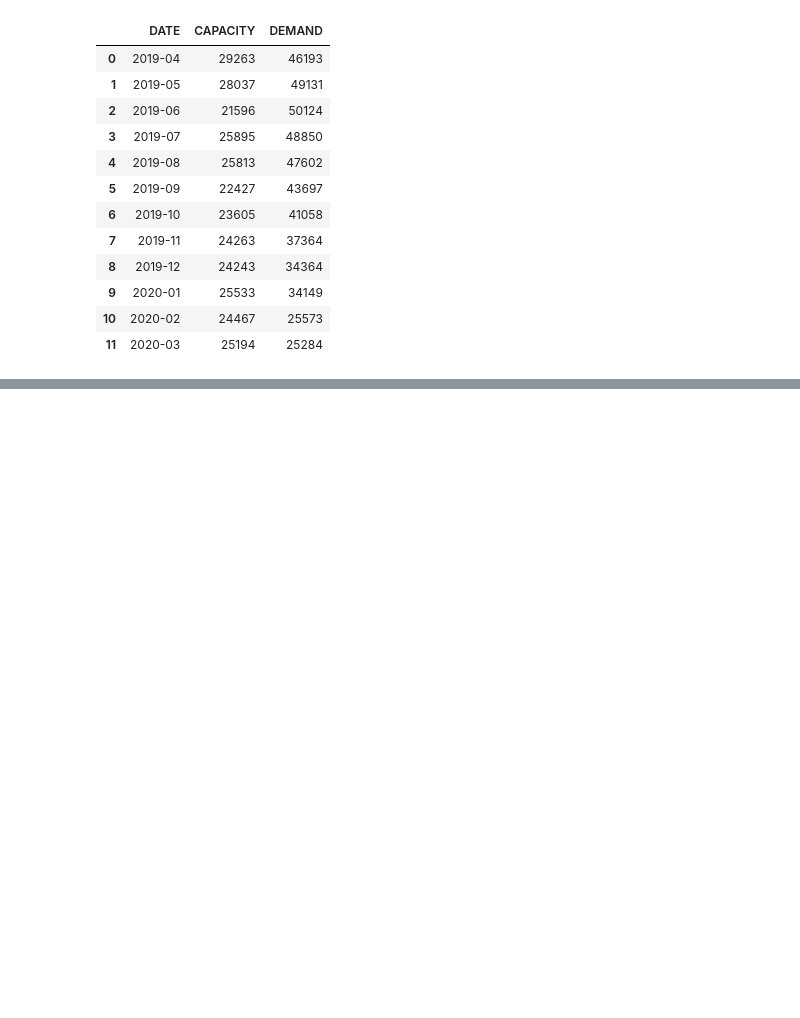
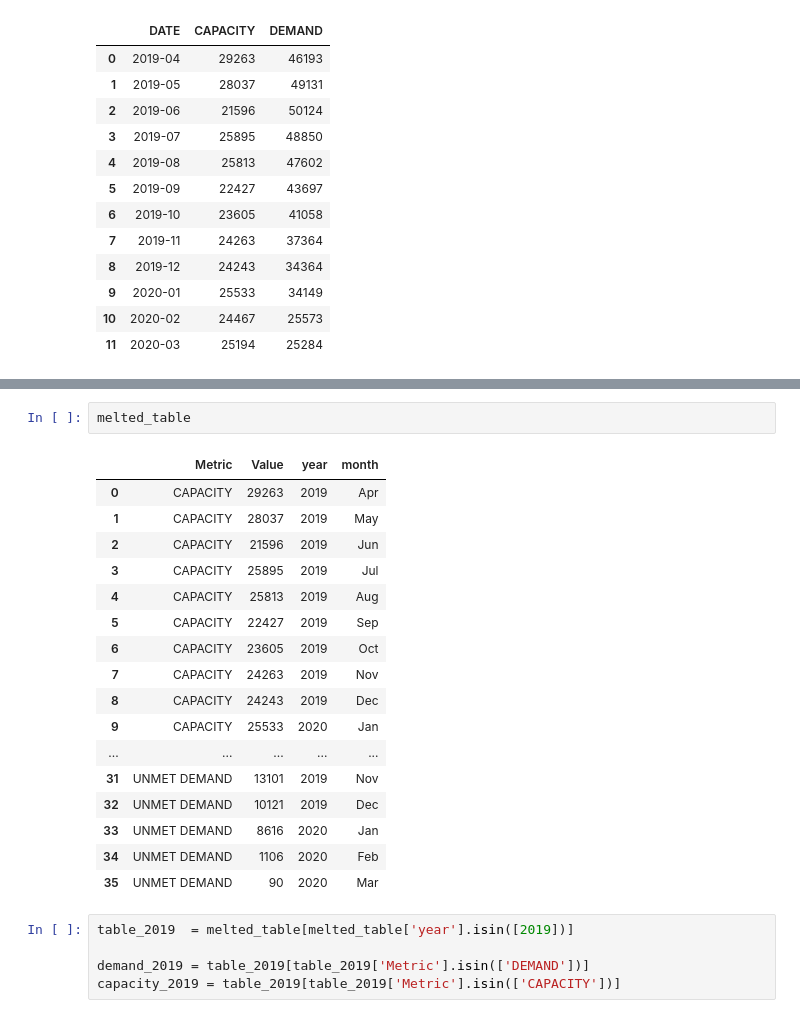
Before and after one commit to maisafraiz/storytelling_with_altair, a Jupyter notebook: Notebooks/Chapter 2/Exercise 4.ipynb, the cells around one changed output, grey strips where cells are left out. Drawn from its saved outputs; the diff is of its cells as text; blank space fills up the shorter version.

```diff
--- a/Notebooks/Chapter 2/Exercise 4.ipynb
+++ b/Notebooks/Chapter 2/Exercise 4.ipynb
@@ -70 +95,26 @@ melted_table
+# %%
+melted_table
+# %% [output]
+|  | Metric | Value | year | month |
+| 0 | CAPACITY | 29263 | 2019 | Apr |
+| 1 | CAPACITY | 28037 | 2019 | May |
+| 2 | CAPACITY | 21596 | 2019 | Jun |
+| 3 | CAPACITY | 25895 | 2019 | Jul |
+| 4 | CAPACITY | 25813 | 2019 | Aug |
+| 5 | CAPACITY | 22427 | 2019 | Sep |
+| 6 | CAPACITY | 23605 | 2019 | Oct |
+| 7 | CAPACITY | 24263 | 2019 | Nov |
+| 8 | CAPACITY | 24243 | 2019 | Dec |
+| 9 | CAPACITY | 25533 | 2020 | Jan |
+| ... | ... | ... | ... | ... |
+| 31 | UNMET DEMAND | 13101 | 2019 | Nov |
+| 32 | UNMET DEMAND | 10121 | 2019 | Dec |
+| 33 | UNMET DEMAND | 8616 | 2020 | Jan |
+| 34 | UNMET DEMAND | 1106 | 2020 | Feb |
+| 35 | UNMET DEMAND | 90 | 2020 | Mar |
+# %%
+table_2019  = melted_table[melted_table['year'].isin([2019])]
+
+demand_2019 = table_2019[table_2019['Metric'].isin(['DEMAND'])]
+capacity_2019 = table_2019[table_2019['Metric'].isin(['CAPACITY'])]
 # %%
```
Also changed, not shown: parts of 7 cells of this notebook.
